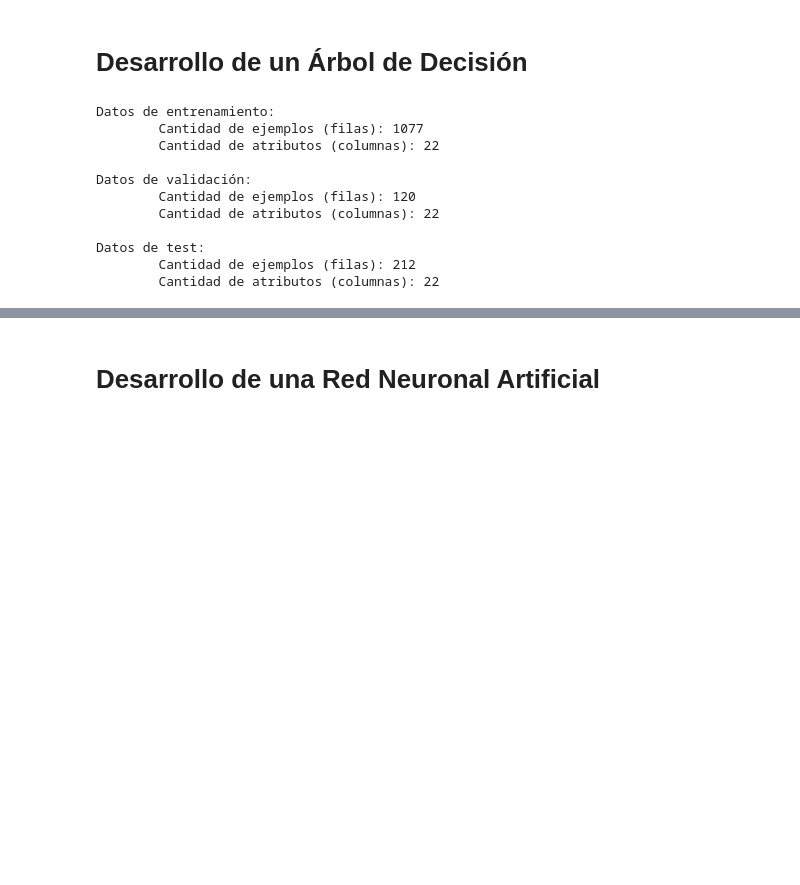
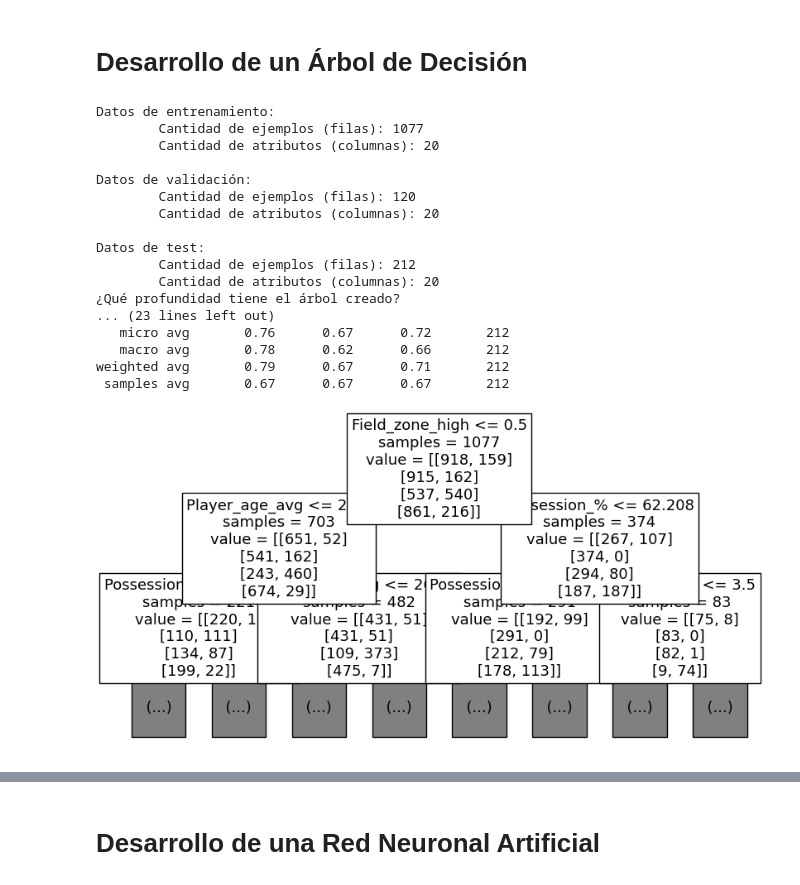
Before and after one commit to simonfredes/IA-Machine-Learning, a Jupyter notebook: Template.ipynb, the cells around one changed output, grey strips where cells are left out. Drawn from its saved outputs; the diff is of its cells as text; code cells hidden in the pictures; blank space fills up the shorter version.

Commit message:
Update Template.ipynb
Arbol de decision creado y funcionando

```diff
--- a/Template.ipynb
+++ b/Template.ipynb
@@ -133,11 +109,12 @@ Values of column 'Field_zone': ['high' nan 'low' ... 'high' 'high' 'high']
 # %% [markdown]
 # Desarrollo de un Árbol de Decisión
 # %%
-## Valores de la columna target. (lo que se desea predecir)
-Y = df_futbol['Position'].values
+# Valores de la columna target. (lo que se desea predecir)
+Y = df_futbol[['Position_4-a-7', 'Position_descenso', 'Position_media-tabla', 'Position_top-4']].values
 
 # Porción del dataframe con los atributos. (lo que se usara para predecir)
-X = df_futbol.drop(columns = ["Position"])
+X = df_futbol.drop(columns = ['Position_4-a-7', 'Position_descenso', 'Position_media-tabla', 'Position_top-4'])
+
 
 # Porcentajes para datos de validación y test.
 test_size = 0.15
@@ -156,33 +133,90 @@ print("Datos de test:\n\tCantidad de ejemplos (filas): {}\n\tCantidad de atribut
 
 # Creamos un árbol de decisión (AD)
 PROF = 5
 clf = DecisionTreeClassifier(max_depth = PROF)
 
 # Se ajusta el AD con los datos de entrenamiento
 clf = clf.fit(X_train, y_train) # ajustamos el AD
 
 print(f"¿Qué profundidad tiene el árbol creado?\n{clf.get_depth()}\n")
 
 print(f"¿Cuántas hojas tiene el árbol?\n{clf.get_n_leaves()}\n")
 
 print(f"¿Cuántos de los atributos fueron usados?\n{clf.n_features_in_}\n")
 
 print(f"¿Cuántos atributos eran en total?\n{len(X_train.columns.values)}\n")
 
 print(f"¿Qué porcentaje de aciertos tuve datos de verificación?\n{clf.score(X_val, y_val):.3} de accuracy (exactitud)\n")
 
 print("Reporte de clasificación\n")
 predictions = clf.predict(X_test)
 print(classification_report(y_test, predictions))
+
+# Gráfico del árbol
+feature_names = X_train.columns.values.tolist()
+fig, ax = plt.subplots(figsize = (10, 5))
+plot_tree(clf, max_depth = 2, fontsize = 13, feature_names = feature_names, class_names = clf.classes_, impurity = False)
+plt.show()
+
+# Lista de profundidades con valores enteros.
+profundidades = [1,2,4,8,10]
+
+mejor_profundidad = 0
+mejor_puntaje = 0
+
+for prof in profundidades:
+    # Para cada profundidad, se ajusta un AD con esa profundidad máxima.
+    clf = DecisionTreeClassifier(max_depth= prof)
+
+    # Se ajusta el AD con los datos de entrenamiento
+    clf = clf.fit(X_train, y_train)
+
+    # Se calcula un resultado usando el conjunto de validación
+    predictions =  clf .predict(X_val)
+
+    puntaje = accuracy_score(y_val, predictions)
+
+    print(f"Con profundidad = {prof}, el resultado obtenido es: {round(puntaje, 2)} (accuracy)\n")
+
+    if puntaje > mejor_puntaje:
+        mejor_profundidad = prof
+        mejor_puntaje = puntaje
+
+print("LA MEJOR PROFUNDIDAD ES:", mejor_profundidad)
+
+
+# Creamos AD con profundidad máxima MAX
+clf = DecisionTreeClassifier(max_depth = mejor_profundidad)
+
+# Ajustamos el AD con los datos de entrenamiento
+clf = clf.fit(X_train, y_train)
+
+# Información sobre el AD aprendido
+print("Profundidad del árbol: {}".format(clf.get_depth()))
+print("Cantidad de nodos (internos + hojas): {}".format(clf.tree_.node_count))
+print("Cantidad de hojas: {}".format(clf.get_n_leaves()))
+print()
+
+# Predicciones sobre el conjunto de test
+predictions = clf.predict(X_test)
+
+print(classification_report(y_test, predictions))
 # %% [output]
 Datos de entrenamiento:
         Cantidad de ejemplos (filas): 1077
-        Cantidad de atributos (columnas): 22
+        Cantidad de atributos (columnas): 20
 
 Datos de validación:
         Cantidad de ejemplos (filas): 120
-        Cantidad de atributos (columnas): 22
+        Cantidad de atributos (columnas): 20
 
 Datos de test:
         Cantidad de ejemplos (filas): 212
-        Cantidad de atributos (columnas): 22
+        Cantidad de atributos (columnas): 20
+¿Qué profundidad tiene el árbol creado?
+... (23 lines left out)
+   micro avg       0.76      0.67      0.72       212
+   macro avg       0.78      0.62      0.66       212
+weighted avg       0.79      0.67      0.71       212
+ samples avg       0.67      0.67      0.67       212
+[figure, added]
```
Also changed, not shown: parts of 3 cells of this notebook.
